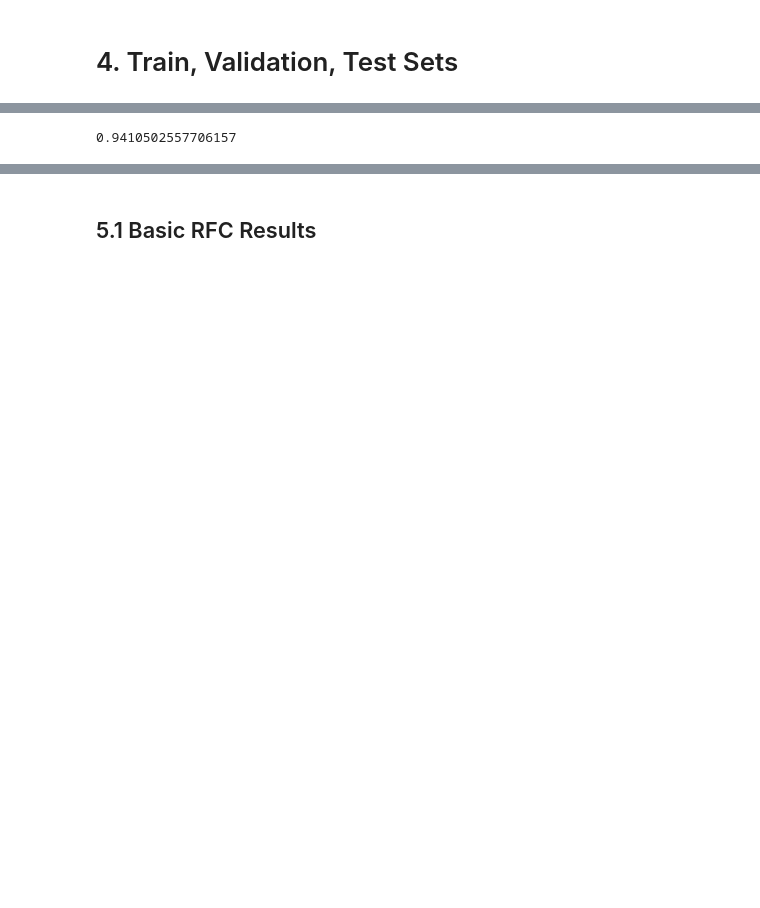
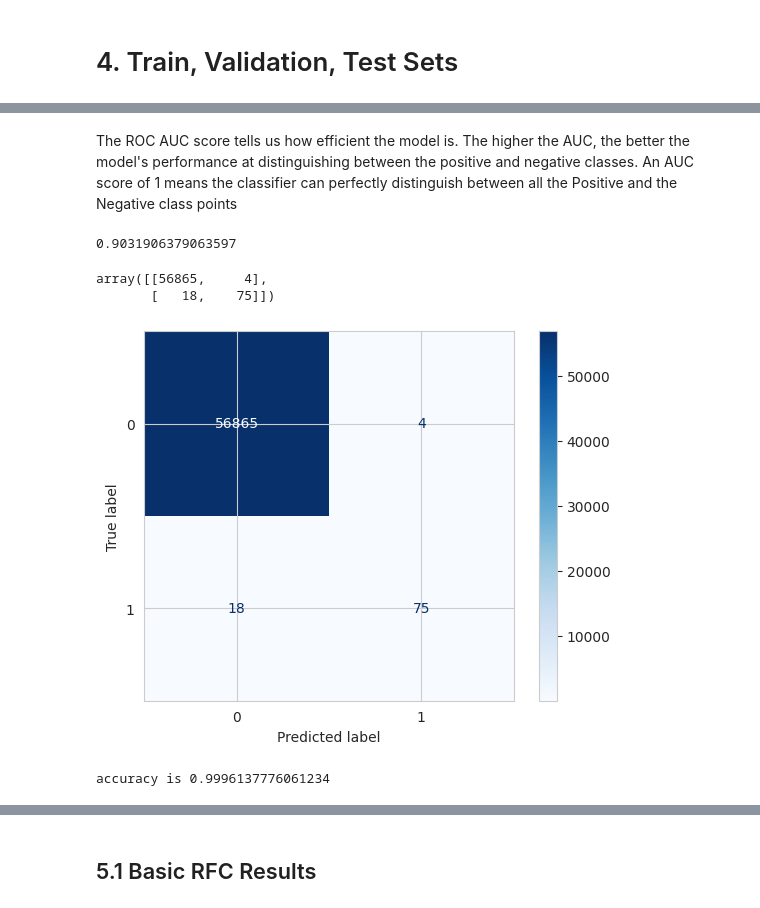
Before and after one commit to JonCrook/icl-ml-portfolio, a Jupyter notebook: Fraud_Detection.ipynb, the cells around one changed output, grey strips where cells are left out. Drawn from its saved outputs; the diff is of its cells as text; code cells hidden in the pictures; blank space fills up the shorter version.

```diff
--- a/Fraud_Detection.ipynb
+++ b/Fraud_Detection.ipynb
@@ -271,7 +263,7 @@ clf = RandomForestClassifier(n_jobs=num_jobs,
 clf.fit(X_train, y_train)
 
 # Predict the target values for the validation data, using predict function
-preds = clf.predict(X_val)
+y_pred = clf.predict(X_val)
 
 # Show the score (mean accuracy)
 clf.score(X_val, y_val)
@@ -293,5 +297,24 @@ The most important features are V17, V12, V9, V14
+# %% [markdown]
+The ROC AUC score tells us how efficient the model is. The higher the AUC, the better the model's performance at distinguishing between the positive and negative classes. An AUC score of 1 means the classifier can perfectly distinguish between all the Positive and the Negative class points
 # %%
 #Let's calculate the ROC-AUC score
-roc_auc_score(y_val.values, preds)
+roc_auc_score(y_val.values, y_pred)
 # %% [output]
-0.9410502557706157
+0.9031906379063597
+# %%
+cm = confusion_matrix(y_val, y_pred)
+cm
+# %% [output]
+array([[56865,     4],
+       [   18,    75]])
+# %%
+#count of true negatives is {0,0}, false negatives is {1,0}, true positives is {1,1} and false positives is {0,1}
+disp = ConfusionMatrixDisplay(confusion_matrix=cm)
+disp.plot(cmap="Blues")
+plt.show()
+# %% [output]
+[figure, added]
+# %%
+print('accuracy is',accuracy_score(y_pred,y_val))
+# %% [output]
+accuracy is 0.9996137776061234
```
Also changed, not shown: parts of 46 cells of this notebook.
